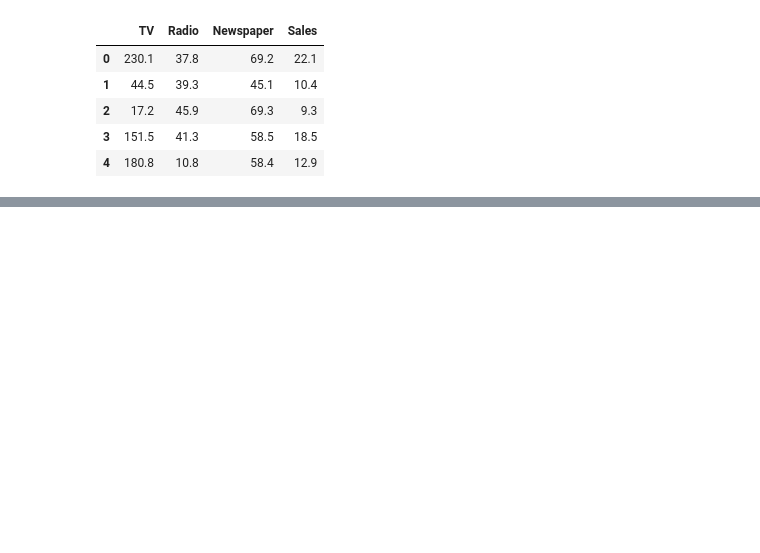
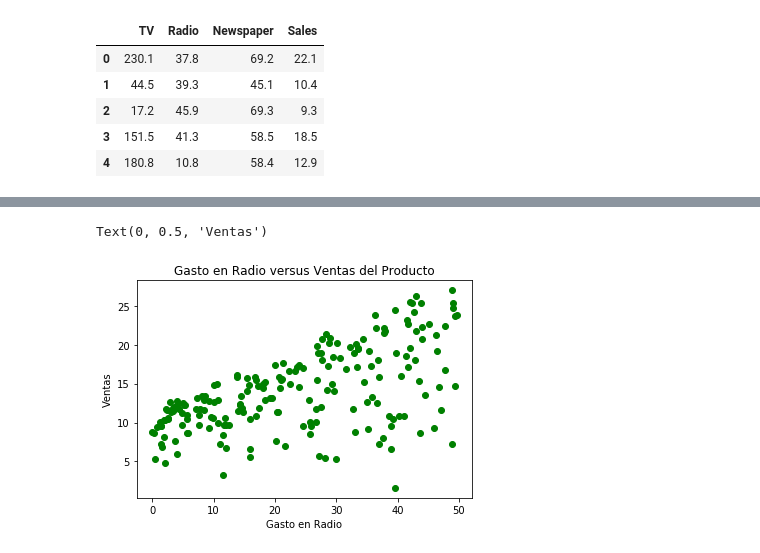
Before and after one commit to Andhurt/Machine_Learning_Py, a Jupyter notebook: notebooks/T3 - 1 - Statistics - Correlación.ipynb, the cells around one changed output, grey strips where cells are left out. Drawn from its saved outputs; the diff is of its cells as text; code cells hidden in the pictures; blank space fills up the shorter version.

```diff
--- a/notebooks/T3 - 1 - Statistics - Correlación.ipynb
+++ b/notebooks/T3 - 1 - Statistics - Correlación.ipynb
@@ -13,0 +102,8 @@ data_ads.head()
+# %%
+plt.plot(data_ads["Radio"], data_ads["Sales"], "go")
+plt.title("Gasto en Radio versus Ventas del Producto")
+plt.xlabel("Gasto en Radio")
+plt.ylabel("Ventas")
+# %% [output]
+Text(0, 0.5, 'Ventas')
+[figure, added]
```
Also changed, not shown: parts of 14 cells of this notebook.
